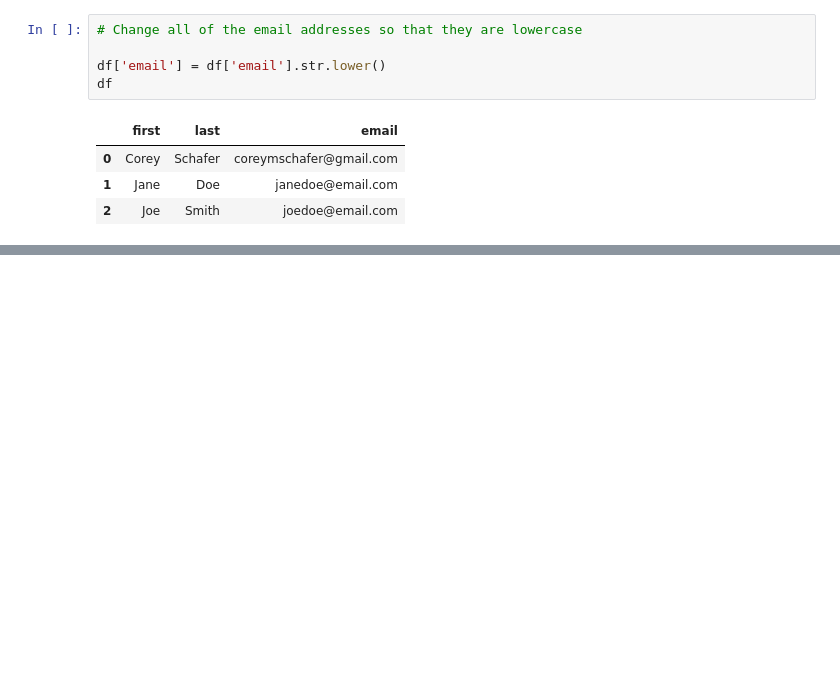
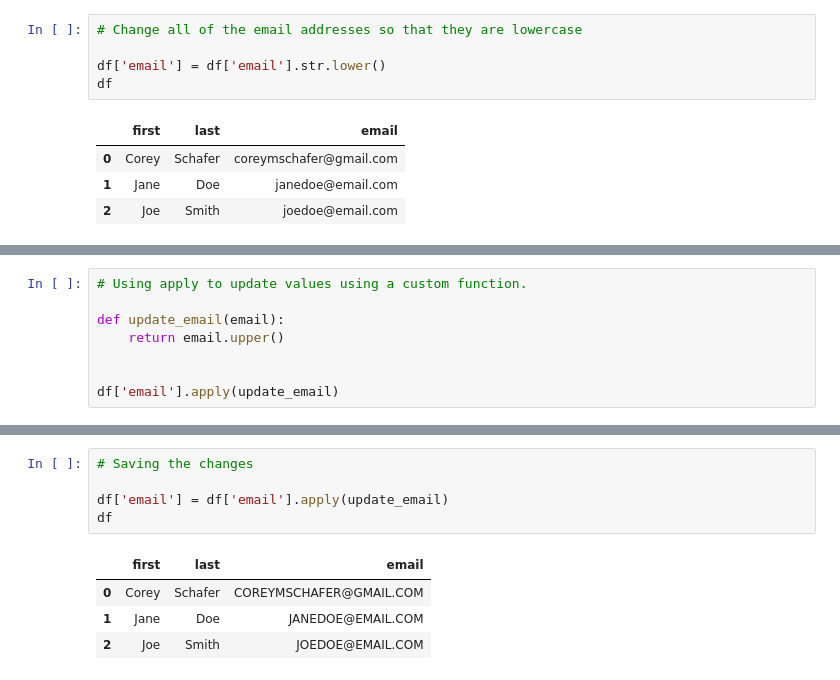
Before and after one commit to JonaJS/pandas_notebooks, a Jupyter notebook: 5_Updating Rows and Columns - Modifying Data Within DataFrames.ipynb, the cells around one changed output, grey strips where cells are left out. Saved outputs shown, nothing was run; the diff lists cells and outputs as text; blank space fills up the shorter version.

Commit message:
apply, applymap, map and replace

```diff
--- a/5_Updating Rows and Columns - Modifying Data Within DataFrames.ipynb
+++ b/5_Updating Rows and Columns - Modifying Data Within DataFrames.ipynb
@@ -181,0 +204,8 @@ df
+# %%
+# Using apply to update values using a custom function.
+
+def update_email(email):
+    return email.upper()
+
+
+df['email'].apply(update_email)
@@ -181,0 +225,10 @@ df
+# %%
+# Saving the changes
+
+df['email'] = df['email'].apply(update_email)
+df
+# %% [output]
+|  | first | last | email |
+| 0 | Corey | Schafer | COREYMSCHAFER@GMAIL.COM |
+| 1 | Jane | Doe | JANEDOE@EMAIL.COM |
+| 2 | Joe | Smith | JOEDOE@EMAIL.COM |
```
Also changed, not shown: parts of 24 cells of this notebook.
